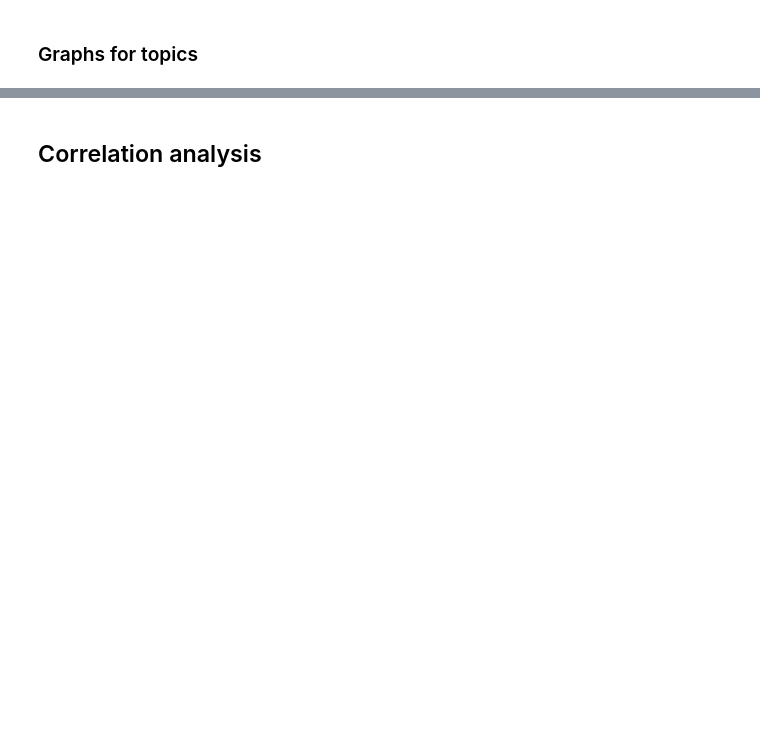
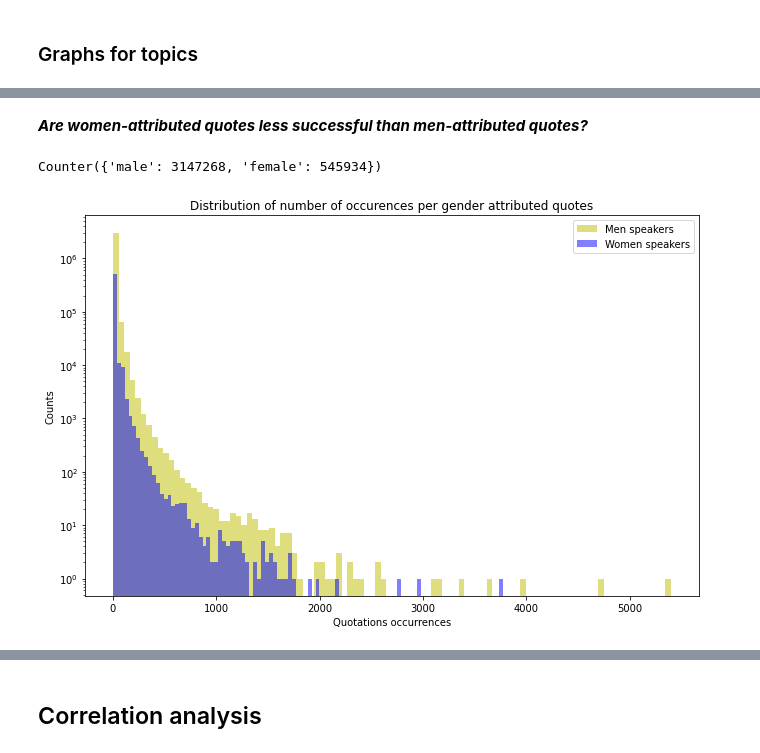
Before and after one commit to epfl-ada/ada-2021-project-gluten-meat-free, a Jupyter notebook: ADA_Project_notebook.ipynb, the cells around one changed output, grey strips where cells are left out. Saved outputs shown, nothing was run; the diff lists cells and outputs as text; code cells hidden in the pictures; blank space fills up the shorter version.

```diff
--- a/ADA_Project_notebook.ipynb
+++ b/ADA_Project_notebook.ipynb
@@ -759,7 +1164,4 @@ if RUN_HYPERTUNING:
 # %%
-LOAD_HYPERTUNING = False
-
-if LOAD_HYPERTUNING:
-  with open("/content/drive/MyDrive/ADA/model_hypertuning.pkl", "rb") as fh:
-    hypertuning_results = pickle.load(fh)
+with open("/content/drive/MyDrive/ADA/model_hypertuning.pkl", "rb") as fh:
+  hypertuning_results = pickle.load(fh)
 # %%
@@ -838,4 +1272,6 @@ if MERGE_TOPICS:
   df.to_pickle(f"/content/drive/MyDrive/ADA/preprocessed_quotes_{num_topics}_topics.pkl")
   dist = topic_distribution(df, num_topics)
 # %%
-# df_topics = pd.read_pickle(f"/content/drive/MyDrive/ADA/preprocessed_quotes__sample_{num_topics}_topics.pkl")
+num_topics = 13
+with open(f"/content/drive/MyDrive/ADA/preprocessed_quotes_{num_topics}_topics.pkl", 'rb') as fh:
+  df_topics = pickle.load(fh)
@@ -904,0 +1546,24 @@ ttest_ind(cat1['values'], cat2['values'])
+# %% [markdown]
+**_Are women-attributed quotes less successful than men-attributed quotes?_**
+# %%
+Counter(df_topics['gender'])
+# %% [output]
+Counter({'male': 3147268, 'female': 545934})
+# %%
+#convert the gender variable to a binary one
+df_topics['gender'] = df_topics['gender'].apply(lambda x: 0 if x == 'female' else 1)
+#removing outliers
+df_topics.drop(df_topics[df_topics.numOccurrences > 10000].index, inplace = True)
+# %%
+Num_occ_male = df_topics[df_topics['gender'] == 1]['numOccurrences']
+Num_occ_female = df_topics[df_topics['gender'] == 0]['numOccurrences']
+# %%
+kwargs = dict(alpha=0.5, bins=100)
+plt.figure(figsize=(11, 7))
+plt.hist(Num_occ_male, **kwargs,color='y', label='Men speakers', log = True,  histtype = 'stepfilled')
+plt.hist(Num_occ_female, **kwargs, color='b', label='Women speakers', log = True,  histtype = 'stepfilled')
+plt.gca().set(title='Distribution of number of occurences per gender attributed quotes', ylabel='Counts', xlabel = 'Quotations occurrences')
+plt.legend();
+#save_plot_for_website("num_occur_gender_quotes")
+# %% [output]
+[figure, added]
```
Also changed, not shown: parts of 130 cells of this notebook.
